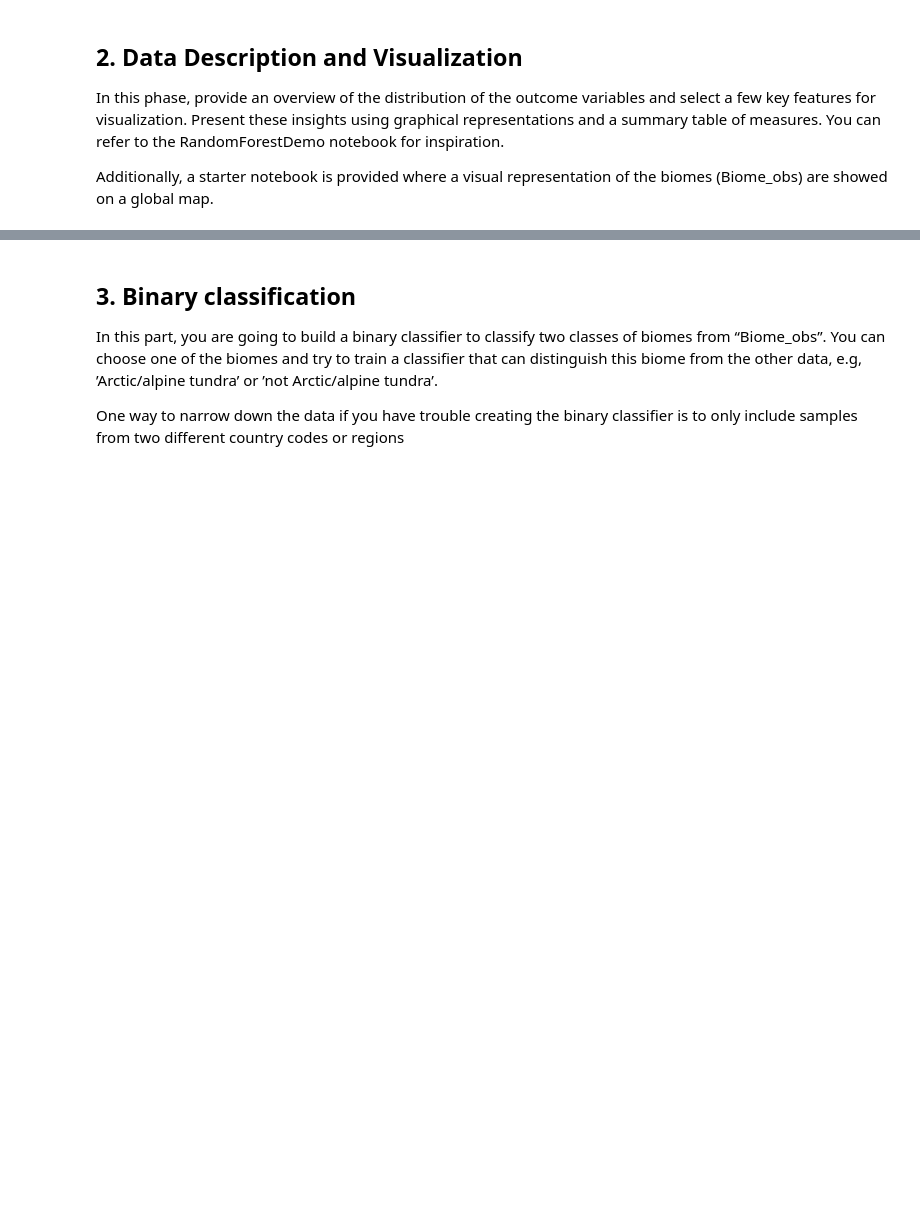
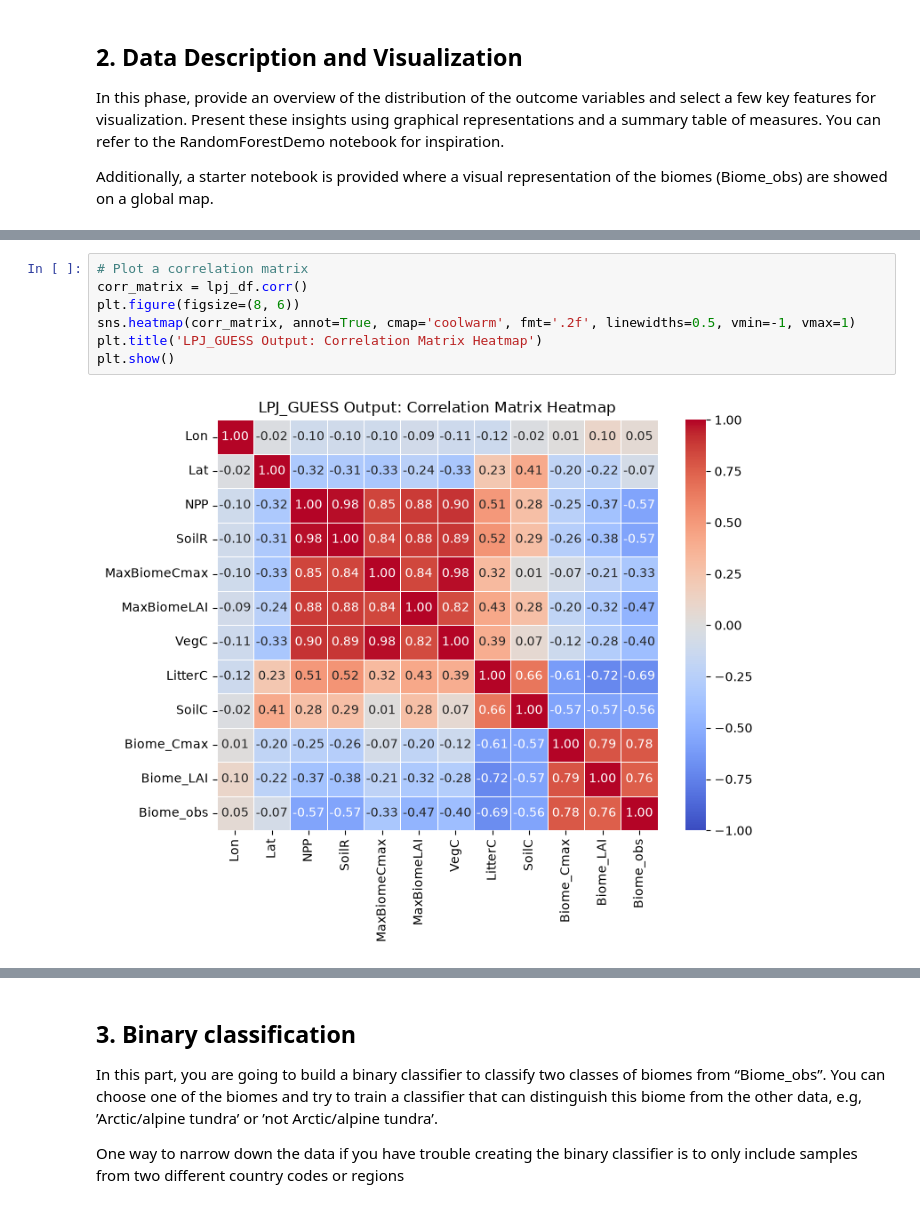
Before and after one commit to AndreaRaaschou/BERN01, a Jupyter notebook: biome_project/Andrea/main.ipynb, the cells around one changed output, grey strips where cells are left out. Cells and saved outputs as stored; diff of their text form; blank space fills up the shorter version.

```diff
--- a/biome_project/Andrea/main.ipynb
+++ b/biome_project/Andrea/main.ipynb
@@ -55,0 +209,9 @@ soil_df.head()
+# %%
+# Plot a correlation matrix
+corr_matrix = lpj_df.corr()
+plt.figure(figsize=(8, 6))
+sns.heatmap(corr_matrix, annot=True, cmap='coolwarm', fmt='.2f', linewidths=0.5, vmin=-1, vmax=1)
+plt.title('LPJ_GUESS Output: Correlation Matrix Heatmap')
+plt.show()
+# %% [output]
+[figure, added]
```
Also changed, not shown: parts of 21 cells of this notebook.
